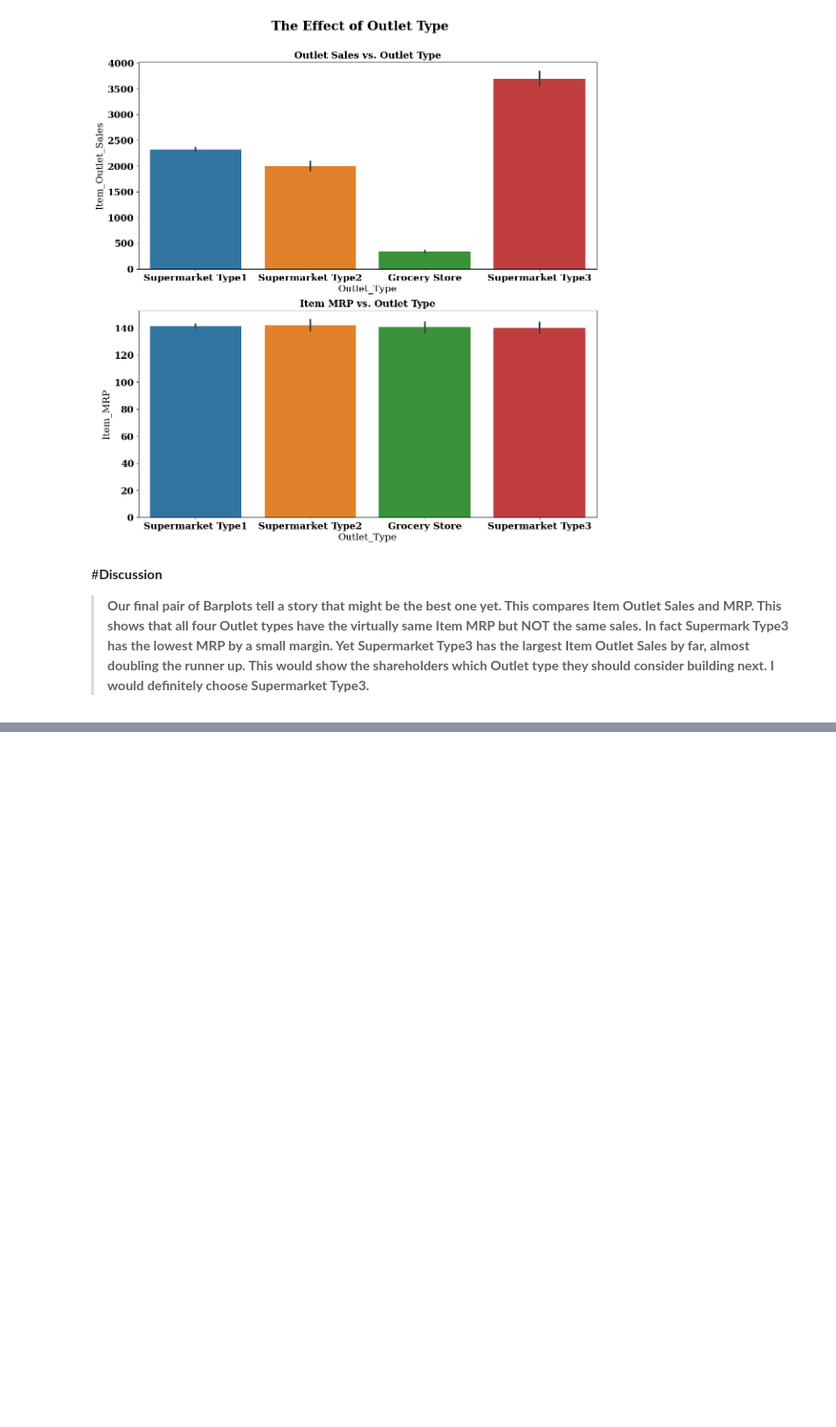
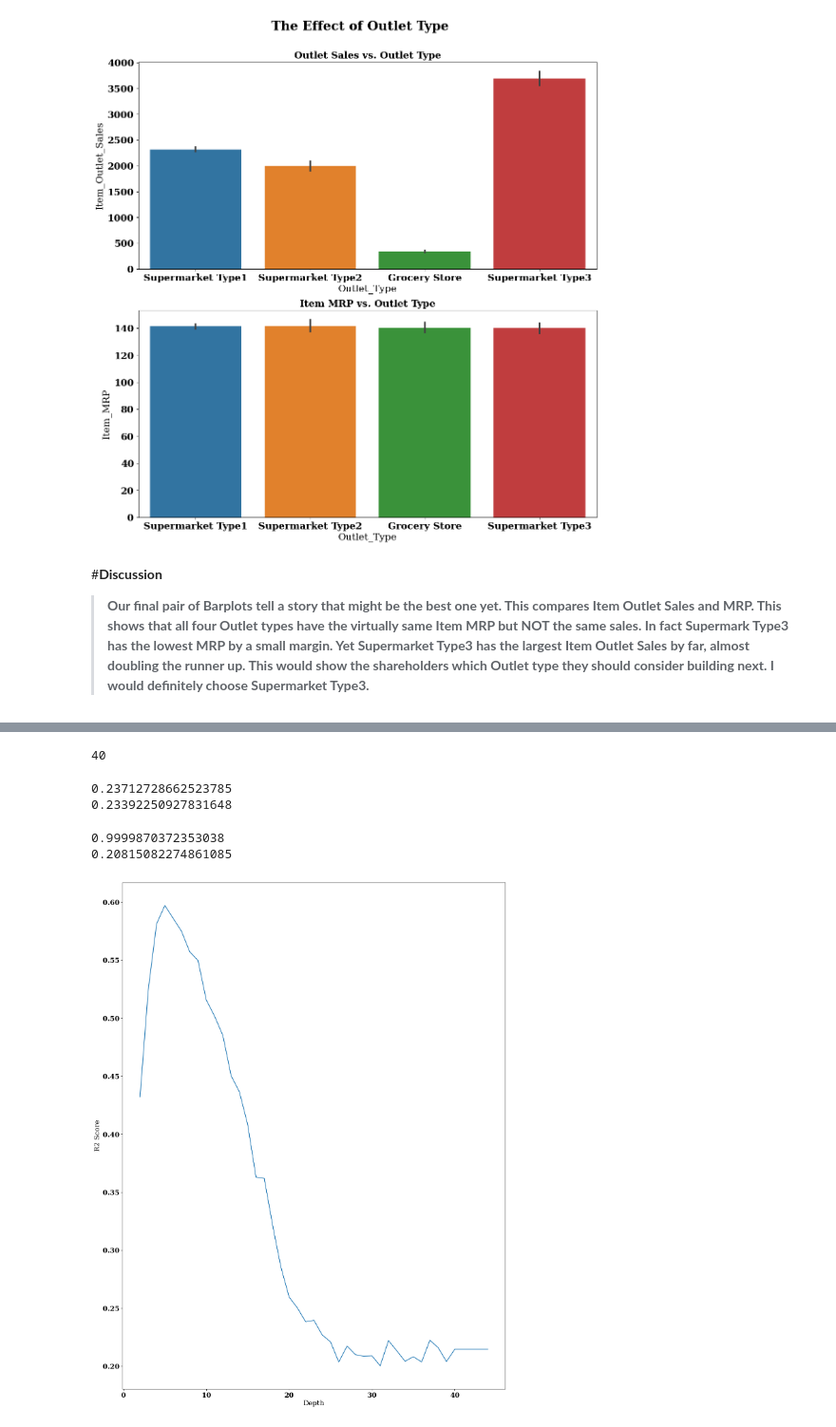
Before and after one commit to BenjaminEngel919/Prediction-of-Product-Sales, a Jupyter notebook: Prediction_of_product_sales.ipynb, the cells around one changed output, grey strips where cells are left out. Shown at 95% size. Drawn from its saved outputs; the diff is of its cells as text; code cells hidden in the pictures; blank space fills up the shorter version.

```diff
--- a/Prediction_of_product_sales.ipynb
+++ b/Prediction_of_product_sales.ipynb
@@ -484,0 +1113,9 @@ fig.suptitle('The Effect of Outlet Type', fontsize = 20, fontweight = 'bold', y
+# %%
+## Create an instance of the model
+dec_tree = DecisionTreeRegressor(random_state=42)
+
+## Create a model pipeline
+dec_tree_pipe = make_pipeline(preprocessor, dec_tree)
+
+## Fit the model
+dec_tree_pipe.fit(X_train, y_train)
@@ -484,0 +1158,42 @@ fig.suptitle('The Effect of Outlet Type', fontsize = 20, fontweight = 'bold', y
+# %%
+# What was the depth of our default tree?
+dec_tree.get_depth()
+# %% [output]
+40
+# %%
+# Let's go extreme and set our max depth to 1
+dec_tree_1 = DecisionTreeRegressor(max_depth = 1, random_state = 42)
+dec_tree_1.fit(X_train_processed, y_train)
+train_1_score = dec_tree_1.score(X_train_processed, y_train)
+test_1_score = dec_tree_1.score(X_test_processed, y_test)
+print(train_1_score)
+print(test_1_score)
+# %% [output]
+0.23712728662523785
+0.23392250927831648
+# %%
+dec_tree_35 = DecisionTreeRegressor(max_depth = 35, random_state = 42)
+dec_tree_35.fit(X_train_processed, y_train)
+train_35_score = dec_tree_35.score(X_train_processed, y_train)
+test_35_score = dec_tree_35.score(X_test_processed, y_test)
+print(train_35_score)
+print(test_35_score)
+# %% [output]
+0.9999870372353038
+0.20815082274861085
+# %%
+depths = range(2,45)
+scores = pd.DataFrame(index=depths, columns=['Train', 'Test'])
+
+for depth in depths:
+  dec_tree = DecisionTreeRegressor(max_depth=depth, random_state=42)
+  dec_tree.fit(X_train_processed, y_train)
+  scores.loc[depth, 'Train'] = dec_tree.score(X_train_processed, y_train)
+  scores.loc[depth, 'Test'] = dec_tree.score(X_test_processed, y_test)
+# %%
+# Visualize which max_depth leads to the highest r2 score
+plt.plot(depths, scores['Test'])
+plt.xlabel('Depth')
+plt.ylabel('R2 Score');
+# %% [output]
+[figure, added]
```
Also changed, not shown: parts of 83 cells of this notebook.
